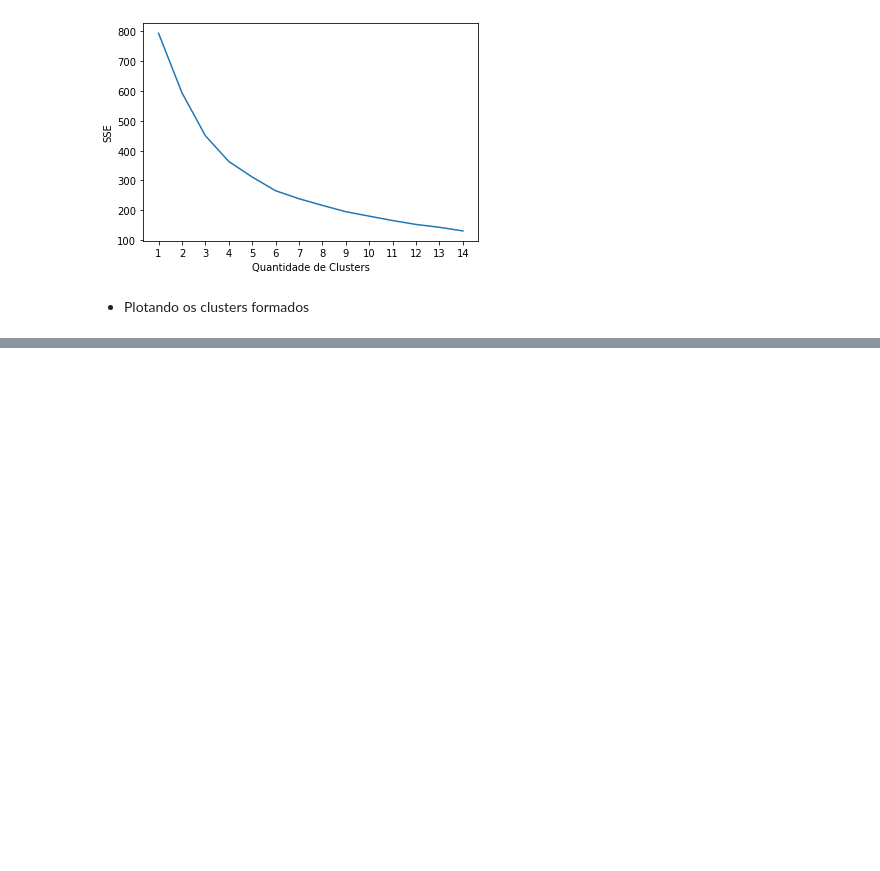
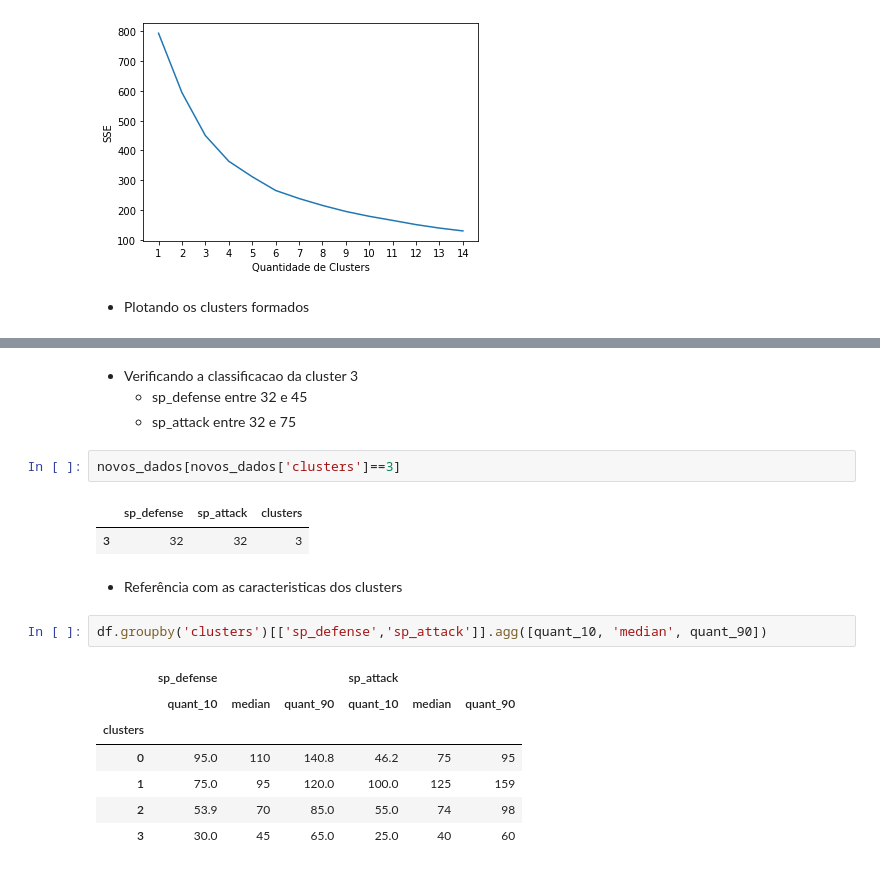
Before and after one commit to GCabral95/Aprendizado-Nao-Supervisionado, a Jupyter notebook: Agrupamentos.ipynb, the cells around one changed output, grey strips where cells are left out. Saved outputs shown, nothing was run; the diff lists cells and outputs as text; blank space fills up the shorter version.

```diff
--- a/Agrupamentos.ipynb
+++ b/Agrupamentos.ipynb
@@ -415,0 +555,21 @@ sns.lmplot( x="sp_attack", y="sp_defense", data=df, fit_reg=False, hue='clusters
+# %% [markdown]
+* Verificando a classificacao da cluster 3
+    * sp_defense entre 32 e 45
+    * sp_attack entre 32 e 75
+# %%
+novos_dados[novos_dados['clusters']==3]
+# %% [output]
+|  | sp_defense | sp_attack | clusters |
+| 3 | 32 | 32 | 3 |
+# %% [markdown]
+* Referência com as caracteristicas dos clusters
+# %%
+df.groupby('clusters')[['sp_defense','sp_attack']].agg([quant_10, 'median', quant_90])
+# %% [output]
+|  | sp_defense |  |  | sp_attack |  |  |
+|  | quant_10 | median | quant_90 | quant_10 | median | quant_90 |
+| clusters |  |  |  |  |  |  |
+| 0 | 95.0 | 110 | 140.8 | 46.2 | 75 | 95 |
+| 1 | 75.0 | 95 | 120.0 | 100.0 | 125 | 159 |
+| 2 | 53.9 | 70 | 85.0 | 55.0 | 74 | 98 |
+| 3 | 30.0 | 45 | 65.0 | 25.0 | 40 | 60 |
```
Also changed, not shown: parts of 30 cells of this notebook.
